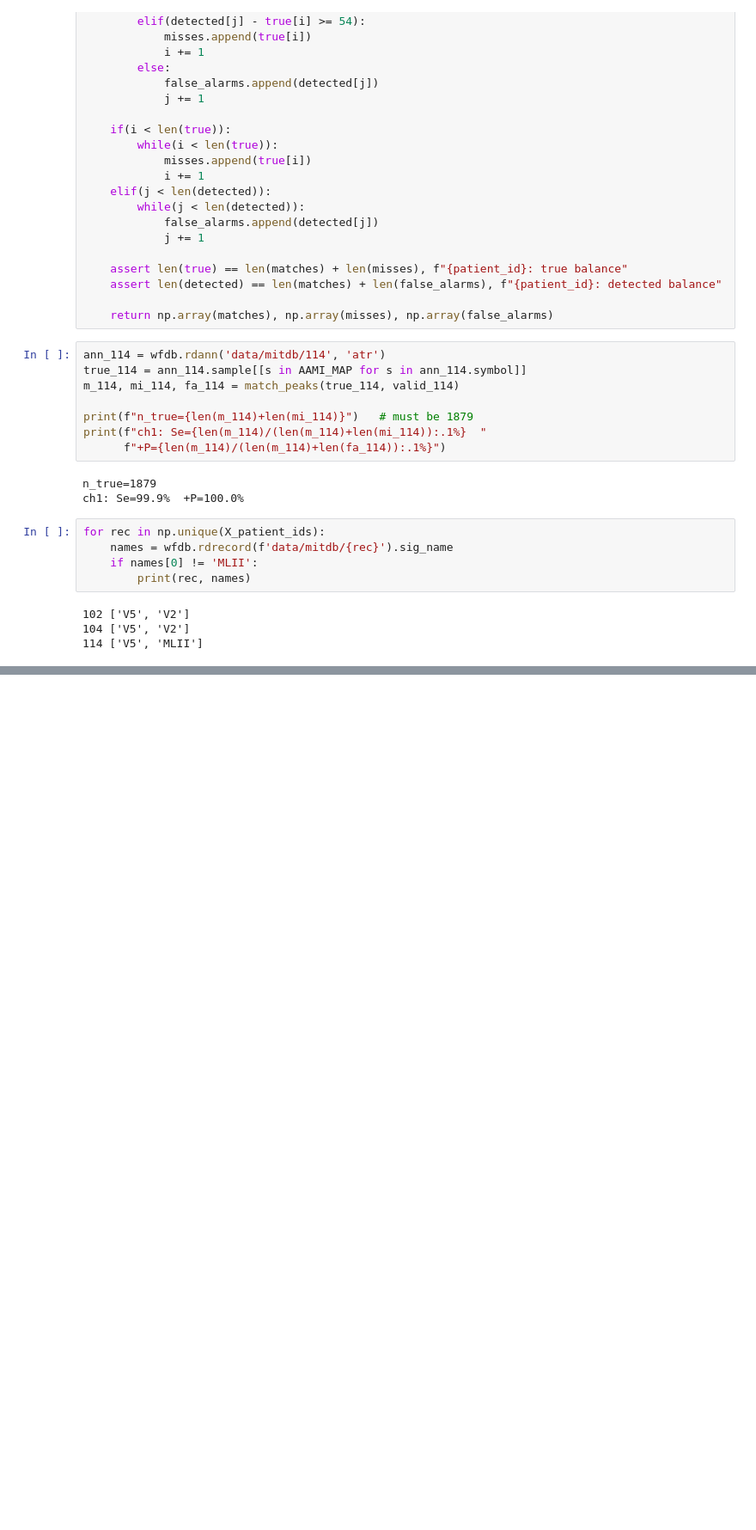
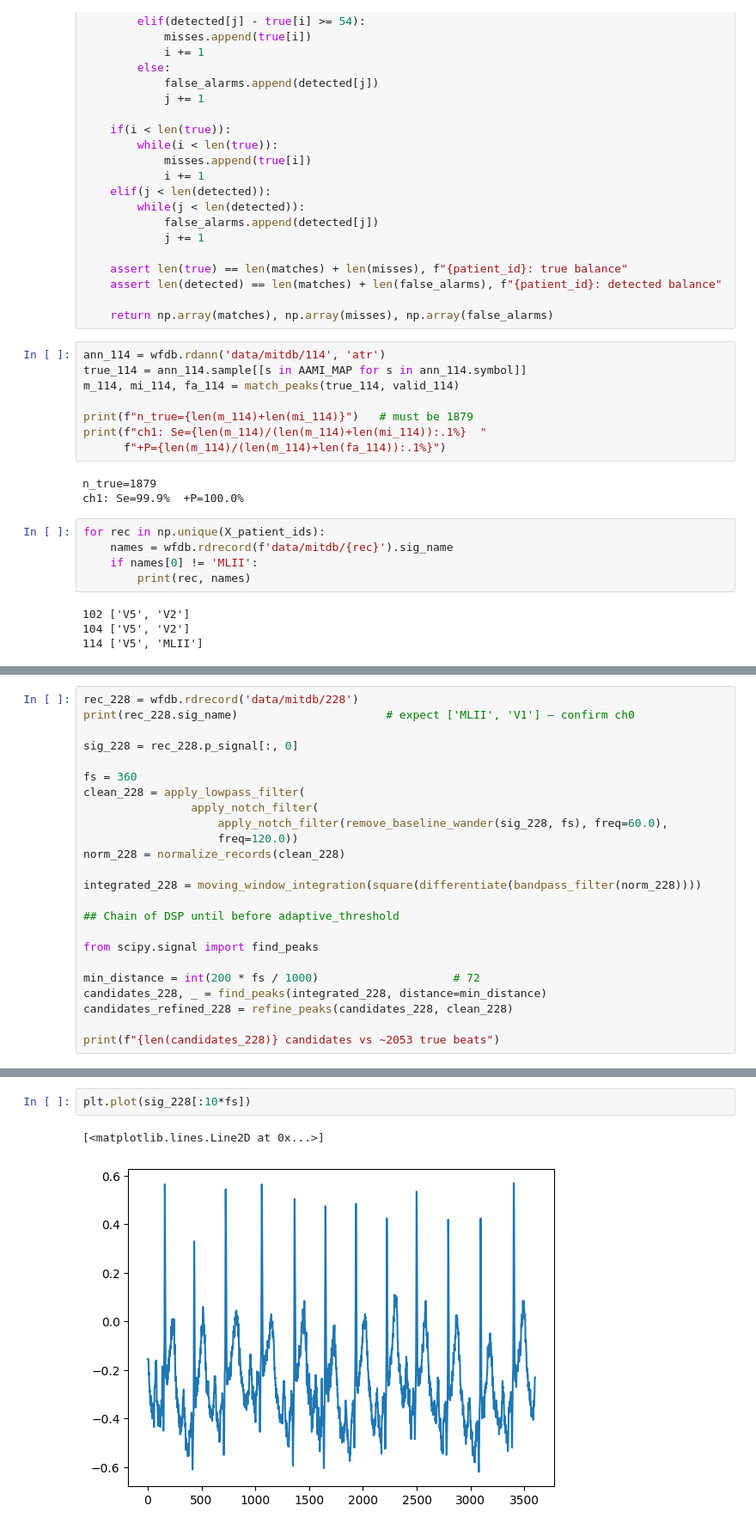
Before and after one commit to nhartmann00/ecg-arrhythmia-classifier, a Jupyter notebook: notebooks/01_ecg_pipeline.ipynb, the cells around one changed output, grey strips where cells are left out. Shown at 86% size. Cells and saved outputs as stored; diff of their text form; blank space fills up the shorter version.

```diff
--- a/notebooks/01_ecg_pipeline.ipynb
+++ b/notebooks/01_ecg_pipeline.ipynb
@@ -1596,0 +1556,24 @@ for rec in np.unique(X_patient_ids):
+# %%
+rec_228 = wfdb.rdrecord('data/mitdb/228')
+print(rec_228.sig_name)                      # expect ['MLII', 'V1'] — confirm ch0
+
+sig_228 = rec_228.p_signal[:, 0]
+
+fs = 360
+clean_228 = apply_lowpass_filter(
+                apply_notch_filter(
+                    apply_notch_filter(remove_baseline_wander(sig_228, fs), freq=60.0),
+                    freq=120.0))
+norm_228 = normalize_records(clean_228)
+
+integrated_228 = moving_window_integration(square(differentiate(bandpass_filter(norm_228))))
+
+## Chain of DSP until before adaptive_threshold
+
+from scipy.signal import find_peaks
+
+min_distance = int(200 * fs / 1000)                    # 72
+candidates_228, _ = find_peaks(integrated_228, distance=min_distance)
+candidates_refined_228 = refine_peaks(candidates_228, clean_228)
+
+print(f"{len(candidates_228)} candidates vs ~2053 true beats")
@@ -1596,0 +1638,5 @@ for rec in np.unique(X_patient_ids):
+# %%
+plt.plot(sig_228[:10*fs])
+# %% [output]
+[<matplotlib.lines.Line2D at 0x...>]
+[figure, added]
```
Also changed, not shown: parts of 37 cells of this notebook, 1 other file.
